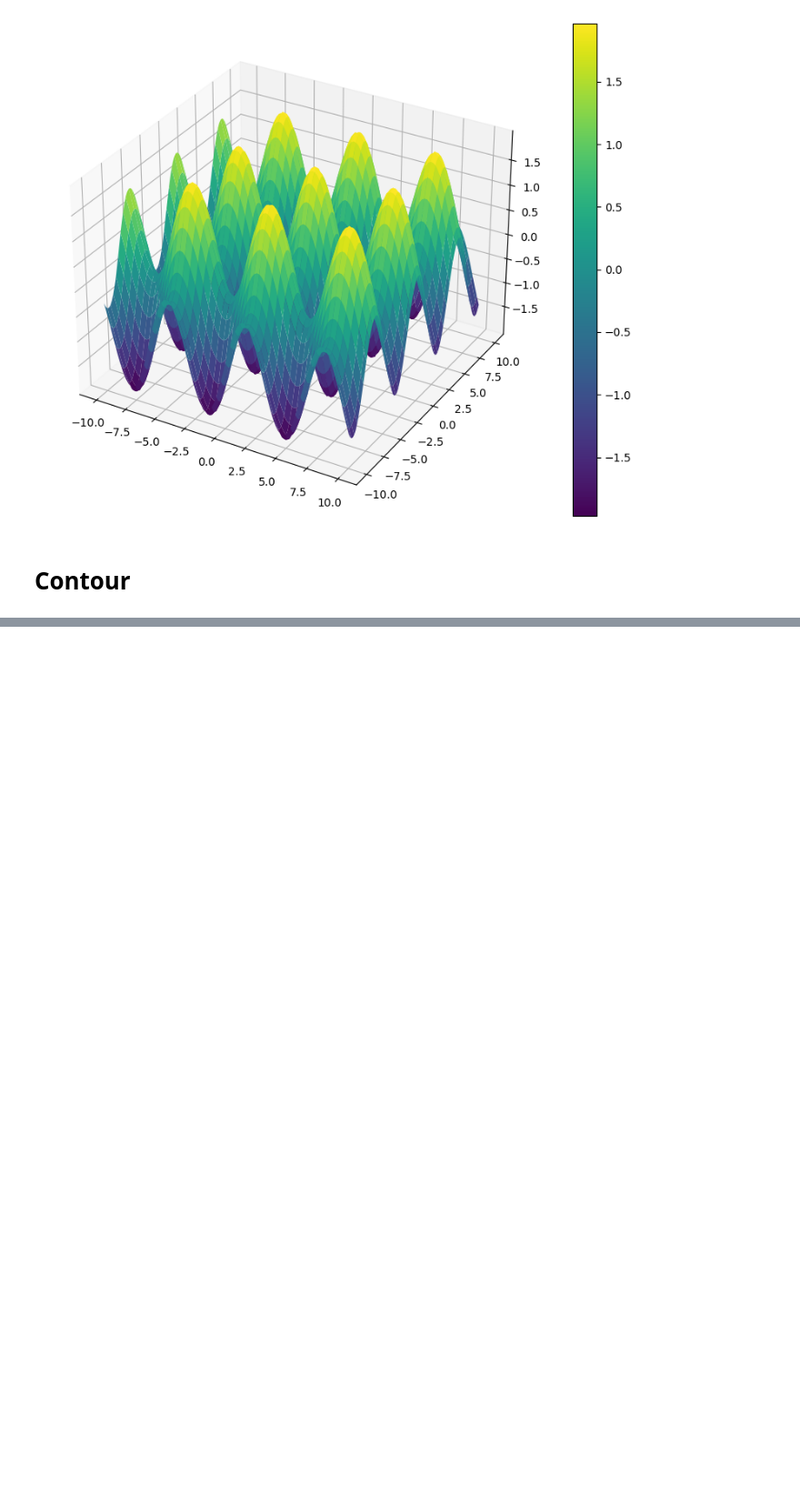
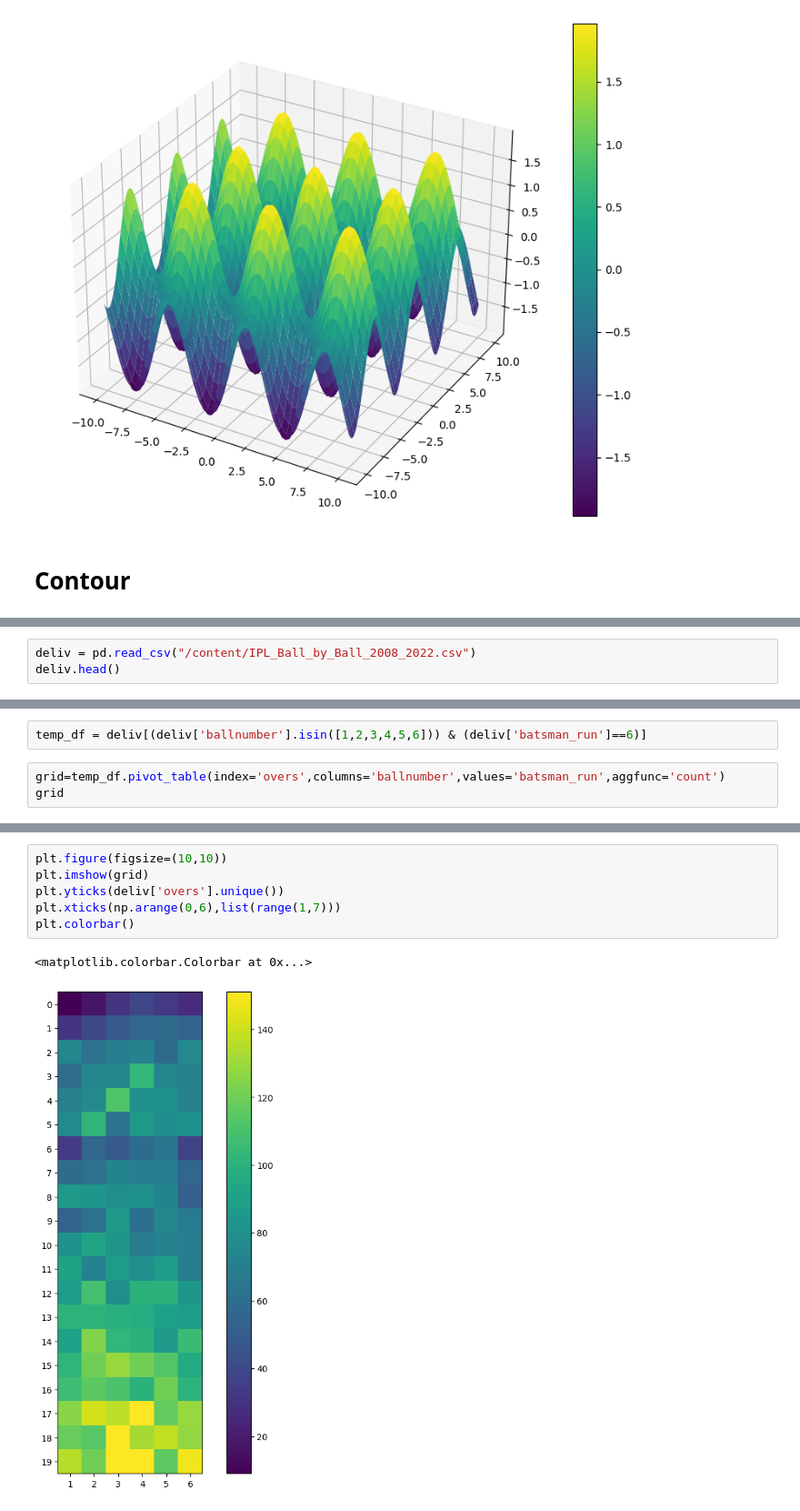
Before and after one commit to Vivek-Joshi17/Data_Visualization, a Jupyter notebook: Matplotlib_advance.ipynb, the cells around one changed output, grey strips where cells are left out. Shown at 91% size. Saved outputs shown, nothing was run; the diff lists cells and outputs as text; blank space fills up the shorter version.

Commit message:
heatmap

```diff
--- a/Matplotlib_advance.ipynb
+++ b/Matplotlib_advance.ipynb
@@ -262,0 +265,3 @@ plt.colorbar(p)
+# %%
+deliv = pd.read_csv("/content/IPL_Ball_by_Ball_2008_2022.csv")
+deliv.head()
@@ -262,0 +275,5 @@ plt.colorbar(p)
+# %%
+temp_df = deliv[(deliv['ballnumber'].isin([1,2,3,4,5,6])) & (deliv['batsman_run']==6)]
+# %%
+grid=temp_df.pivot_table(index='overs',columns='ballnumber',values='batsman_run',aggfunc='count')
+grid
@@ -262,0 +299,9 @@ plt.colorbar(p)
+# %%
+plt.figure(figsize=(10,10))
+plt.imshow(grid)
+plt.yticks(deliv['overs'].unique())
+plt.xticks(np.arange(0,6),list(range(1,7)))
+plt.colorbar()
+# %% [output]
+<matplotlib.colorbar.Colorbar at 0x...>
+[figure, added]
```
Also changed, not shown: parts of 5 cells of this notebook.
